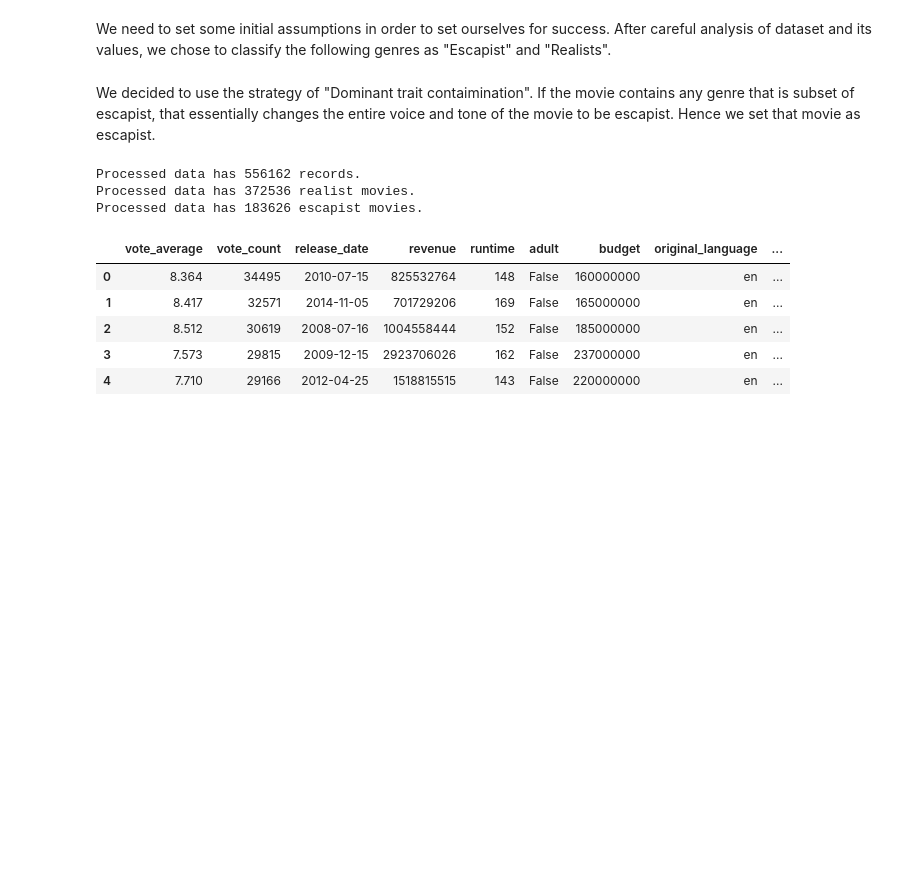
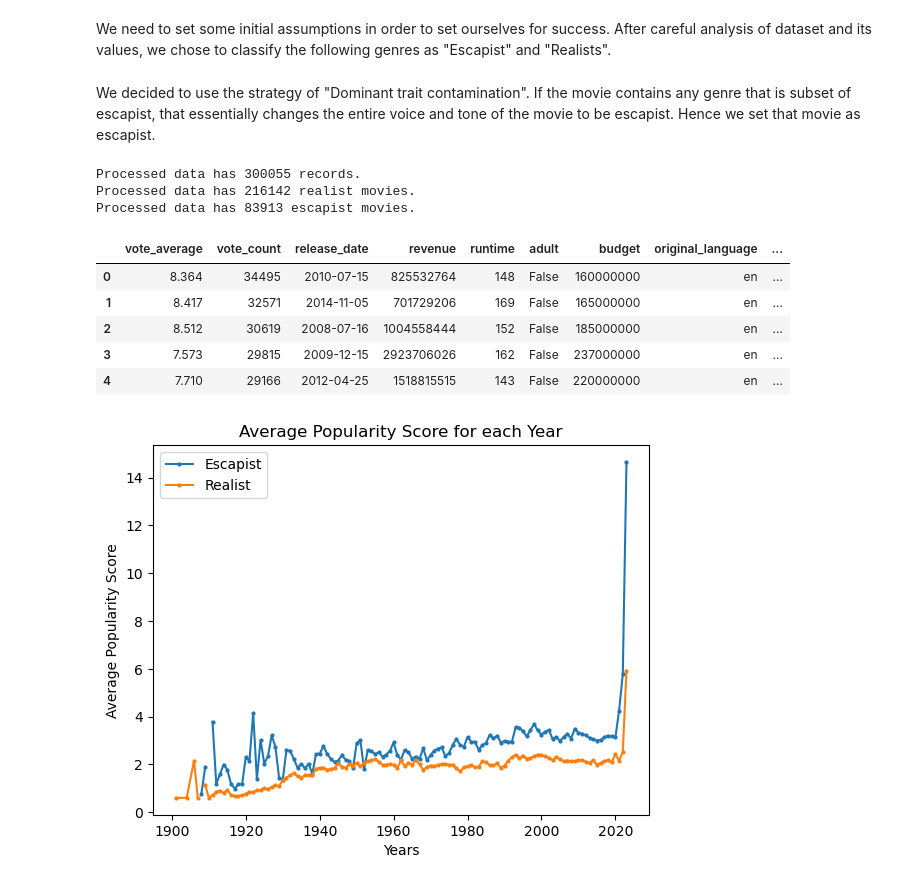
Before and after one commit to alakhan4/Realist-vs-Escapist-TMDB, a Jupyter notebook: CS685_Project.ipynb, the cells around one changed output. Saved outputs shown, nothing was run; the diff lists cells and outputs as text; code cells hidden in the pictures; blank space fills up the shorter version.

Commit message:
Charts added

```diff
--- a/CS685_Project.ipynb
+++ b/CS685_Project.ipynb
@@ -53,7 +53,7 @@ We need to set some initial assumptions in order to set ourselves for success. A
 escapist = ['Science Fiction', 'Fantasy', 'Animation', 'Horror', 'Family','Music']
 realist = ['Drama', 'History', 'Documentary', 'War', 'Crime', 'Mystery', 'Western','Romance']
 # %% [markdown]
-We decided to use the strategy of "Dominant trait contaimination". If the movie contains any genre that is subset of escapist, that essentially changes the entire voice and tone of the movie to be escapist. Hence we set that movie as escapist.
+We decided to use the strategy of "Dominant trait contamination". If the movie contains any genre that is subset of escapist, that essentially changes the entire voice and tone of the movie to be escapist. Hence we set that movie as escapist.
 # %%
 def assign_dominant_class(genre_str, e_tags, r_tags):
     movie_genres = {g.strip() for g in str(genre_str).split(',')}
@@ -74,18 +74,39 @@ data['is_escapist'] = data['dominant_class'] == 'Escapist'
 data['is_realist'] = data['dominant_class'] == 'Realist'
 
 data = data[data['dominant_class'] != 'Other']
+
+data = data[(data['runtime'] >= 45)&(data['runtime'] <= 300)]
 # %%
 print(f"Processed data has {len(data)} records.")
 print(f"Processed data has {data['is_realist'].sum()} realist movies.")
 print(f"Processed data has {data['is_escapist'].sum()} escapist movies.")
 data.head(5)
 # %% [output]
-Processed data has 556162 records.
-Processed data has 372536 realist movies.
-Processed data has 183626 escapist movies.
+Processed data has 300055 records.
+Processed data has 216142 realist movies.
+Processed data has 83913 escapist movies.
 |  | vote_average | vote_count | release_date | revenue | runtime | adult | budget | original_language | ... |
 | 0 | 8.364 | 34495 | 2010-07-15 | 825532764 | 148 | False | 160000000 | en | ... |
 | 1 | 8.417 | 32571 | 2014-11-05 | 701729206 | 169 | False | 165000000 | en | ... |
 | 2 | 8.512 | 30619 | 2008-07-16 | 1004558444 | 152 | False | 185000000 | en | ... |
 | 3 | 7.573 | 29815 | 2009-12-15 | 2923706026 | 162 | False | 237000000 | en | ... |
 | 4 | 7.710 | 29166 | 2012-04-25 | 1518815515 | 143 | False | 220000000 | en | ... |
+# %%
+years = data['year'].to_numpy()
+years = np.unique(years)
+avg_popularity_e = []
+avg_popularity_r = []
+
+for year in years:
+    avg_popularity_e += [data[(data['year']==year)&(data['is_escapist'])]['popularity'].mean()]
+    avg_popularity_r += [data[(data['year']==year)&(data['is_realist'])]['popularity'].mean()]
+
+plt.plot(years, avg_popularity_e, label='Escapist', marker='o', ms=2)
+plt.plot(years, avg_popularity_r, label='Realist', marker='o', ms=2)
+plt.xlabel('Years')
+plt.ylabel('Average Popularity Score')
+plt.title('Average Popularity Score for each Year')
+plt.legend()
+plt.show()
+# %% [output]
+[figure, added]
```
Also changed, not shown: parts of 4 cells of this notebook.
